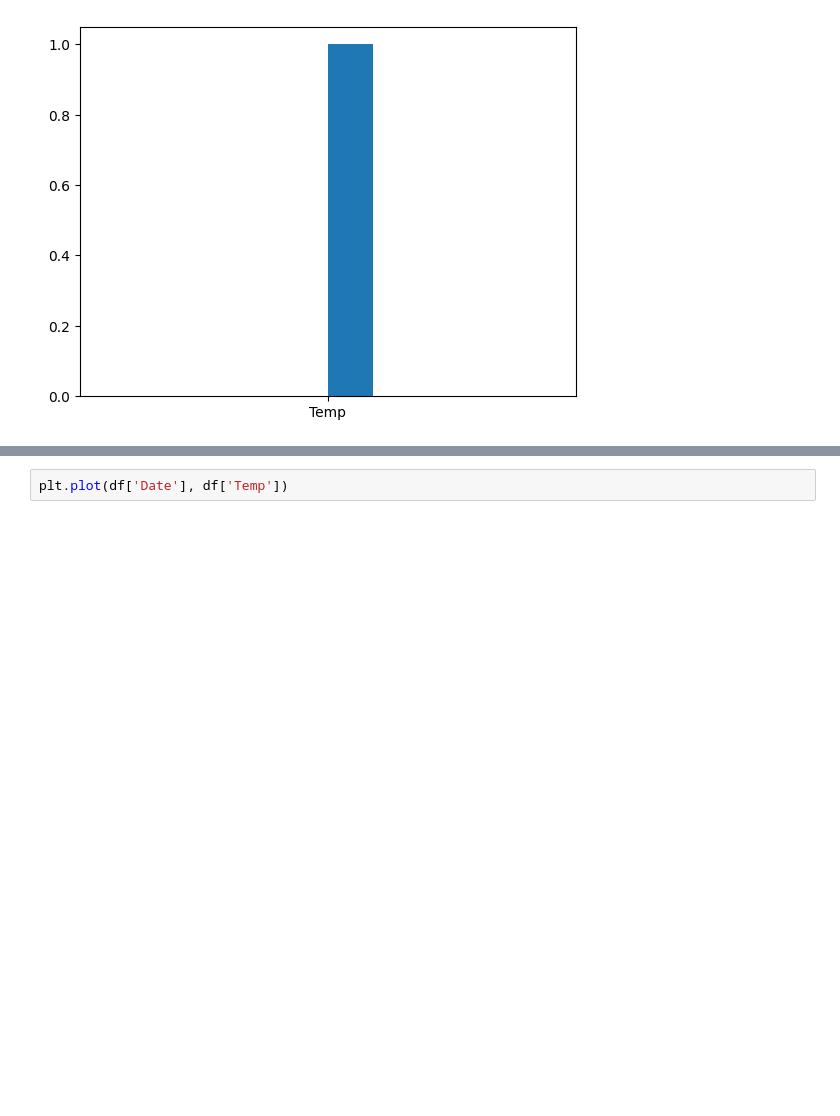
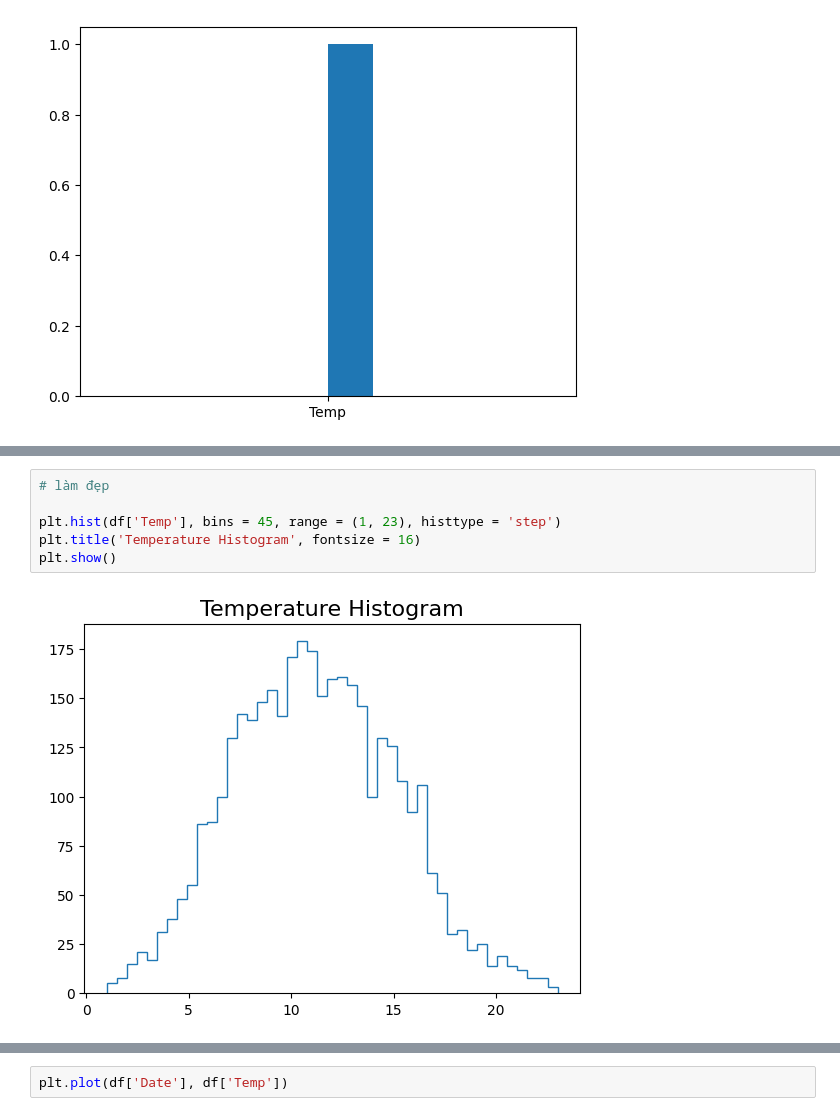
Before and after one commit to ntnqu/DAP2311R1, a Jupyter notebook: Buổi 13 - 16122023/Thực_hành_trực_quan_hoá_dữ_liệu.ipynb, the cells around one changed output, grey strips where cells are left out. Cells and saved outputs as stored; diff of their text form; blank space fills up the shorter version.

```diff
--- a/Buổi 13 - 16122023/Thực_hành_trực_quan_hoá_dữ_liệu.ipynb
+++ b/Buổi 13 - 16122023/Thực_hành_trực_quan_hoá_dữ_liệu.ipynb
@@ -34,0 +68,8 @@ plt.hist('Temp')
+# %%
+# làm đẹp
+
+plt.hist(df['Temp'], bins = 45, range = (1, 23), histtype = 'step')
+plt.title('Temperature Histogram', fontsize = 16)
+plt.show()
+# %% [output]
+[figure, added]
```
Also changed, not shown: parts of 9 cells of this notebook.
